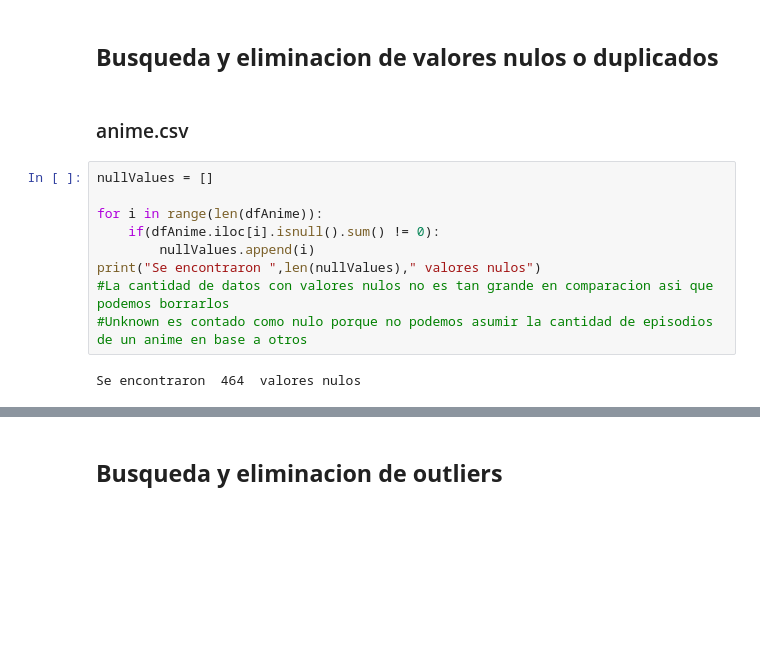
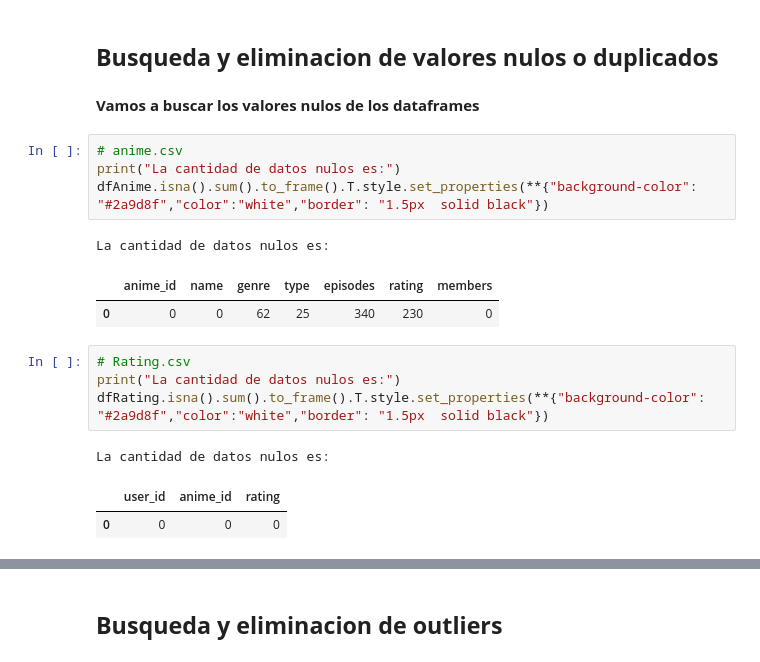
Before and after one commit to 1KVueltasAlCampo/AI-anime-recomendation, a Jupyter notebook: 2daEntrega/Codigo/EDARecomendacionAnime.ipynb, the cells around one changed output, grey strips where cells are left out. Cells and saved outputs as stored; diff of their text form; blank space fills up the shorter version.

```diff
--- a/2daEntrega/Codigo/EDARecomendacionAnime.ipynb
+++ b/2daEntrega/Codigo/EDARecomendacionAnime.ipynb
@@ -99,16 +81,21 @@ memory usage: 672.5 KB
  **rating.csv ya tenia los tipos de datos adecuados**
 # %% [markdown]
 ## **Busqueda y eliminacion de valores nulos o duplicados**
-# %% [markdown]
-### anime.csv
+# %% [markdown]
+**Vamos a buscar los valores nulos de los dataframes**
 # %%
-nullValues = []
-
-for i in range(len(dfAnime)):
-    if(dfAnime.iloc[i].isnull().sum() != 0):
-        nullValues.append(i)
-print("Se encontraron ",len(nullValues)," valores nulos")
-#La cantidad de datos con valores nulos no es tan grande en comparacion asi que podemos borrarlos
-#Unknown es contado como nulo porque no podemos asumir la cantidad de episodios de un anime en base a otros
+# anime.csv
+print("La cantidad de datos nulos es:")
+dfAnime.isna().sum().to_frame().T.style.set_properties(**{"background-color": "#2a9d8f","color":"white","border": "1.5px  solid black"})
 # %% [output]
-Se encontraron  464  valores nulos
+La cantidad de datos nulos es:
+|  | anime_id | name | genre | type | episodes | rating | members |
+| 0 | 0 | 0 | 62 | 25 | 340 | 230 | 0 |
+# %%
+# Rating.csv
+print("La cantidad de datos nulos es:")
+dfRating.isna().sum().to_frame().T.style.set_properties(**{"background-color": "#2a9d8f","color":"white","border": "1.5px  solid black"})
+# %% [output]
+La cantidad de datos nulos es:
+|  | user_id | anime_id | rating |
+| 0 | 0 | 0 | 0 |
```
Also changed, not shown: parts of 70 cells of this notebook.
